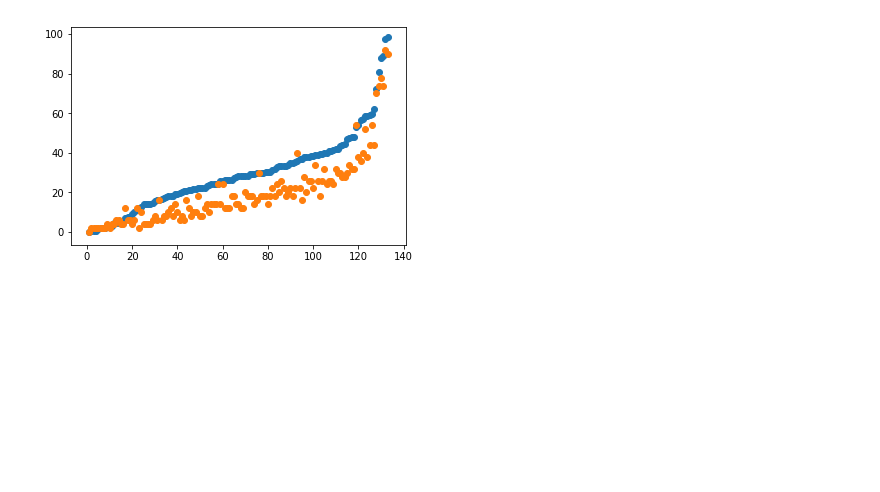
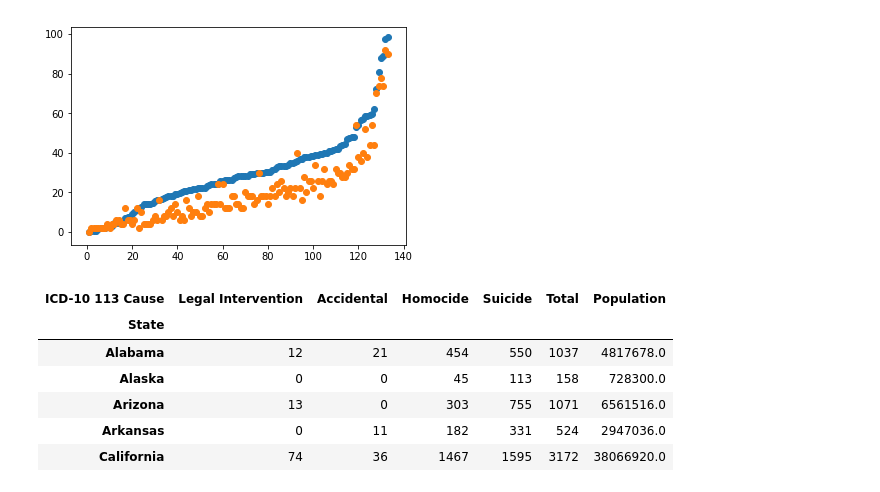
Before and after one commit to jjahn0/team2_repos, a Jupyter notebook: ED Data Manip.ipynb, the cells around one changed output. Drawn from its saved outputs; the diff is of its cells as text; code cells hidden in the pictures; blank space fills up the shorter version.

```diff
--- a/ED Data Manip.ipynb
+++ b/ED Data Manip.ipynb
@@ -200,0 +206,10 @@ plt.scatter(x_axis,provisions_load_df['% of States'])
+# %%
+data_by_year_dict[2016].head()
+# %% [output]
+| ICD-10 113 Cause | Legal Intervention | Accidental | Homocide | Suicide | Total | Population |
+| State |  |  |  |  |  |  |
+| Alabama | 12 | 21 | 454 | 550 | 1037 | 4817678.0 |
+| Alaska | 0 | 0 | 45 | 113 | 158 | 728300.0 |
+| Arizona | 13 | 0 | 303 | 755 | 1071 | 6561516.0 |
+| Arkansas | 0 | 11 | 182 | 331 | 524 | 2947036.0 |
+| California | 74 | 36 | 1467 | 1595 | 3172 | 38066920.0 |
```
Also changed, not shown: parts of 12 cells of this notebook.
